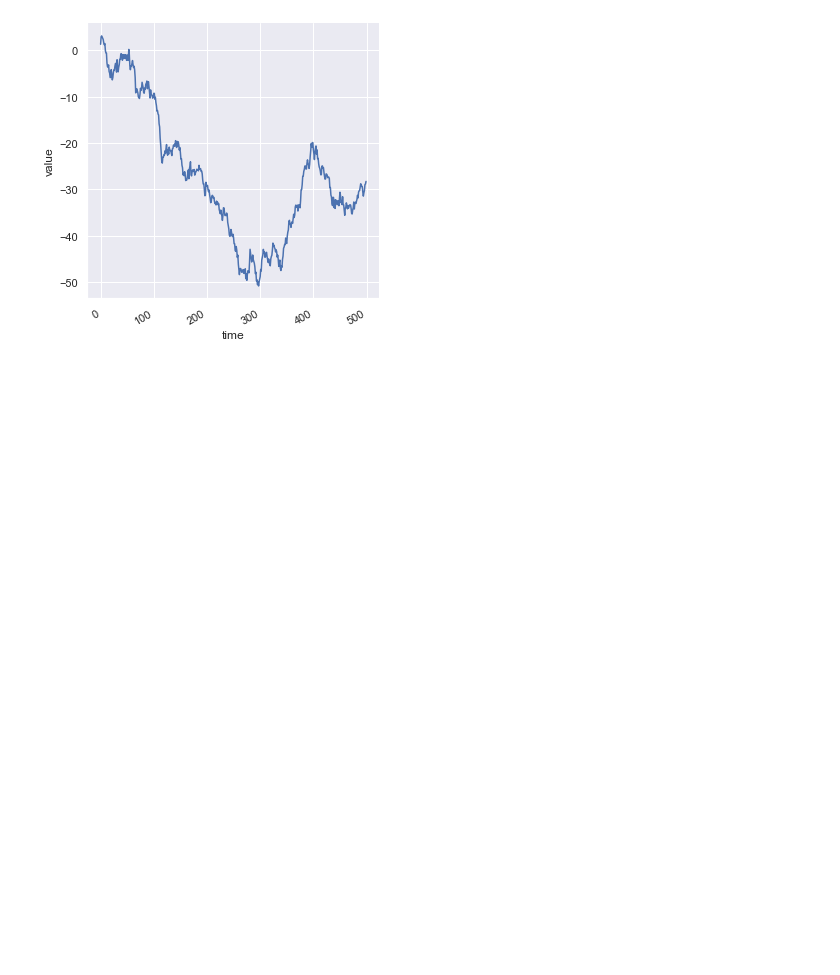
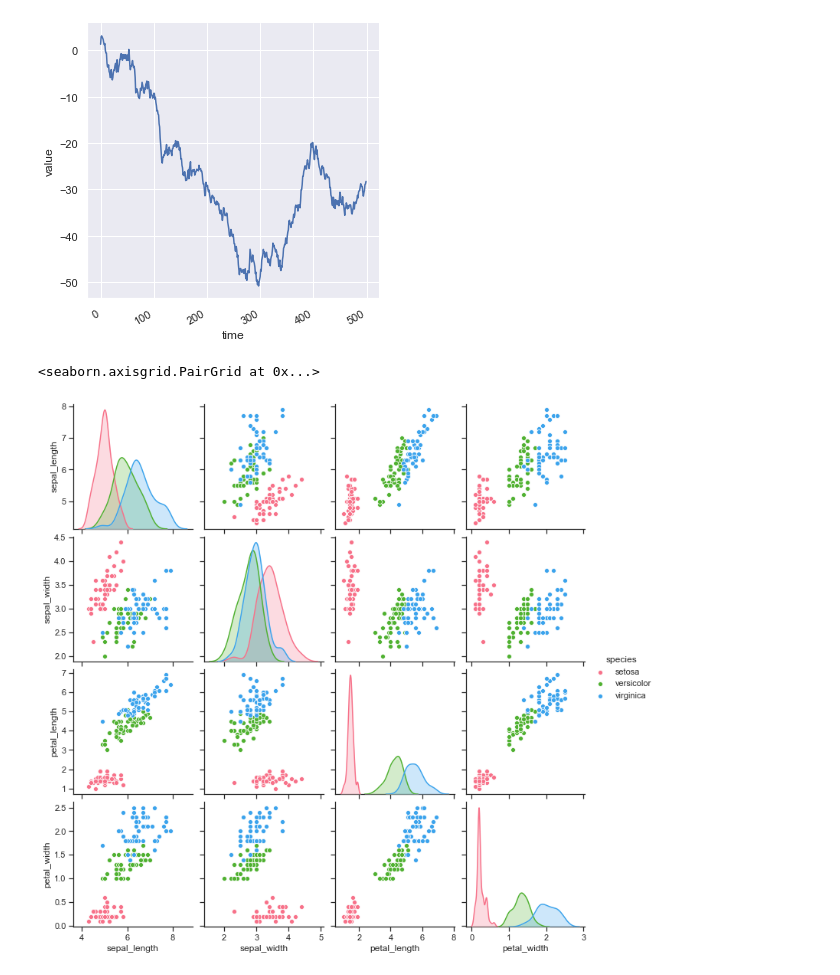
Before and after one commit to Steph958/Data-Analysis-in-60-Days, a Jupyter notebook: homework/2021 0524 personal EDA gallery.ipynb, the cells around one changed output. Saved outputs shown, nothing was run; the diff lists cells and outputs as text; code cells hidden in the pictures; blank space fills up the shorter version.

```diff
--- a/homework/2021 0524 personal EDA gallery.ipynb
+++ b/homework/2021 0524 personal EDA gallery.ipynb
@@ -766,3 +832,18 @@ g = sns.relplot(x="time", y="value", kind="line", data=df)
 g.fig.autofmt_xdate()
 # %% [output]
 [figure]
+# %%
+# pairplot
+
+import numpy as np
+import pandas as pd
+import seaborn as sns
+
+df = sns.load_dataset('iris')
+df.head()
+
+sns.set_style("ticks")
+sns.pairplot(df,hue = 'species',diag_kind = "kde",kind = "scatter",palette = "husl")
+# %% [output]
+<seaborn.axisgrid.PairGrid at 0x...>
+[figure, added]
```
Also changed, not shown: parts of 10 cells of this notebook, 5 other files.
